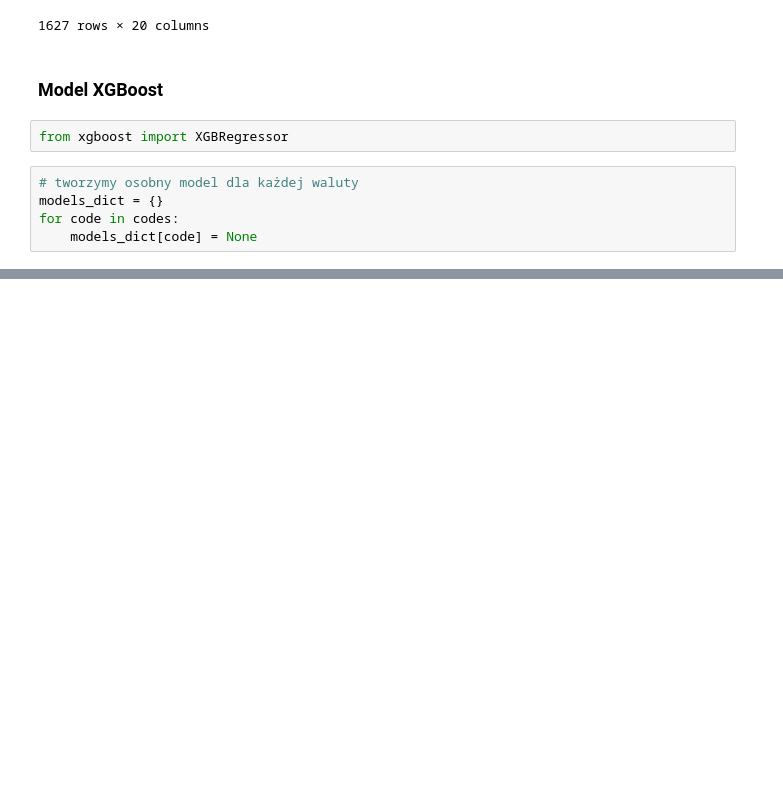
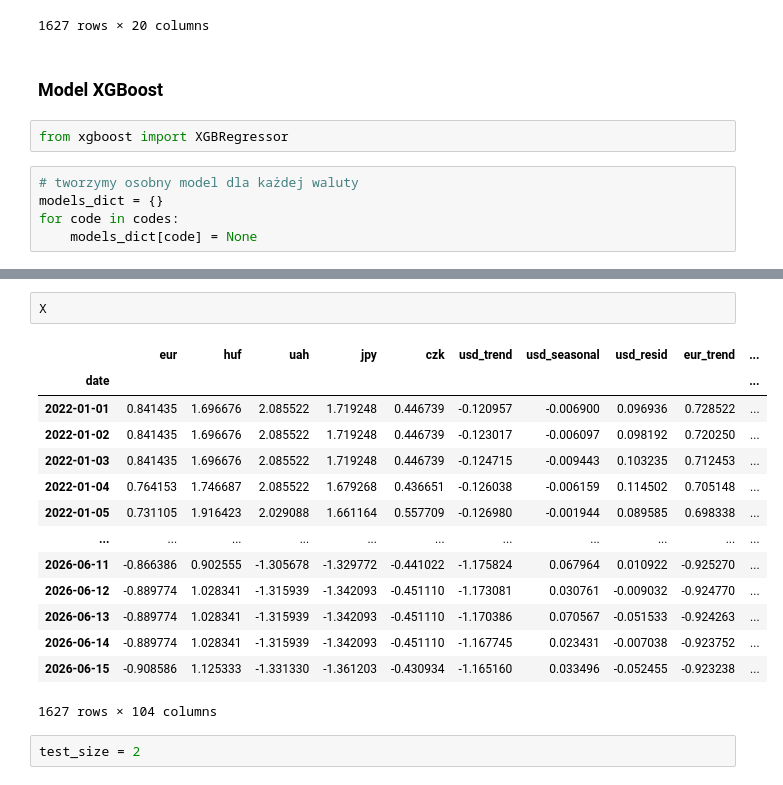
Before and after one commit to dradamm8/ExchangeRatesAnalysis, a Jupyter notebook: notebooks/projekt.ipynb, the cells around one changed output, grey strips where cells are left out. Saved outputs shown, nothing was run; the diff lists cells and outputs as text; blank space fills up the shorter version.

```diff
--- a/notebooks/projekt.ipynb
+++ b/notebooks/projekt.ipynb
@@ -340,0 +418,19 @@ for code in codes:
+# %%
+X
+# %% [output]
+|  | eur | huf | uah | jpy | czk | usd_trend | usd_seasonal | usd_resid | eur_trend | ... |
+| date |  |  |  |  |  |  |  |  |  | ... |
+| 2022-01-01 | 0.841435 | 1.696676 | 2.085522 | 1.719248 | 0.446739 | -0.120957 | -0.006900 | 0.096936 | 0.728522 | ... |
+| 2022-01-02 | 0.841435 | 1.696676 | 2.085522 | 1.719248 | 0.446739 | -0.123017 | -0.006097 | 0.098192 | 0.720250 | ... |
+| 2022-01-03 | 0.841435 | 1.696676 | 2.085522 | 1.719248 | 0.446739 | -0.124715 | -0.009443 | 0.103235 | 0.712453 | ... |
+| 2022-01-04 | 0.764153 | 1.746687 | 2.085522 | 1.679268 | 0.436651 | -0.126038 | -0.006159 | 0.114502 | 0.705148 | ... |
+| 2022-01-05 | 0.731105 | 1.916423 | 2.029088 | 1.661164 | 0.557709 | -0.126980 | -0.001944 | 0.089585 | 0.698338 | ... |
+| ... | ... | ... | ... | ... | ... | ... | ... | ... | ... | ... |
+| 2026-06-11 | -0.866386 | 0.902555 | -1.305678 | -1.329772 | -0.441022 | -1.175824 | 0.067964 | 0.010922 | -0.925270 | ... |
+| 2026-06-12 | -0.889774 | 1.028341 | -1.315939 | -1.342093 | -0.451110 | -1.173081 | 0.030761 | -0.009032 | -0.924770 | ... |
+| 2026-06-13 | -0.889774 | 1.028341 | -1.315939 | -1.342093 | -0.451110 | -1.170386 | 0.070567 | -0.051533 | -0.924263 | ... |
+| 2026-06-14 | -0.889774 | 1.028341 | -1.315939 | -1.342093 | -0.451110 | -1.167745 | 0.023431 | -0.007038 | -0.923752 | ... |
+| 2026-06-15 | -0.908586 | 1.125333 | -1.331330 | -1.361203 | -0.430934 | -1.165160 | 0.033496 | -0.052455 | -0.923238 | ... |
+1627 rows × 104 columns
+# %%
+test_size = 2
```
Also changed, not shown: parts of 18 cells of this notebook, 2 other files.
